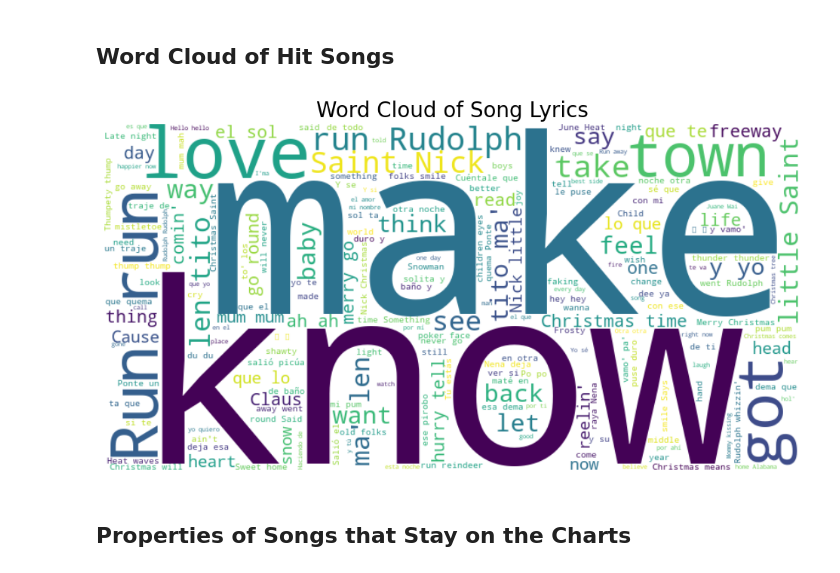
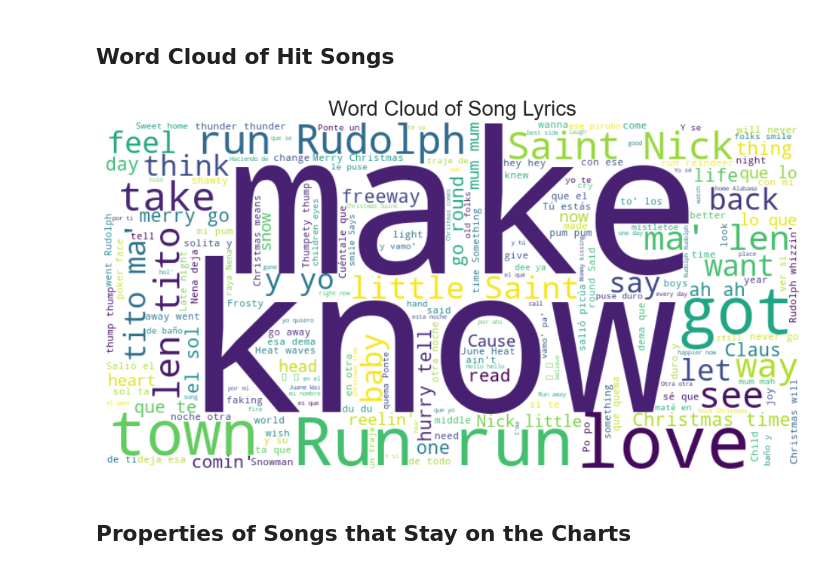
Before and after one commit to FrostNT1/Music-Industry-Insights, a Jupyter notebook: Final Code Script.ipynb, the cells around one changed output. Saved outputs shown, nothing was run; the diff lists cells and outputs as text; code cells hidden in the pictures.

```diff
--- a/Final Code Script.ipynb
+++ b/Final Code Script.ipynb
@@ -498,30 +498,31 @@ plt.show()
 # %%
 # Define additional stopwords
 custom_stopwords = set(STOPWORDS)
 custom_stopwords.update(["oh", "na", "yeah", "ha", "ooh", "gotta", "la", "boy", "girl", "Santa"])
 
 # Combine all lyrics into a single string
 lyrics_text = " ".join(lyrics["lyrics"].dropna())
 
 # Create a WordCloud object with custom configurations
 wordcloud = WordCloud(
     width=800,
     height=400,
     background_color="white",
     colormap="viridis",
     max_words=200,
-    stopwords=custom_stopwords
+    stopwords=custom_stopwords,
+    random_state=42  # Set random seed for reproducibility
 ).generate(lyrics_text)
 
 # Visualize the word cloud
 plt.figure(figsize=(12, 6))
 plt.imshow(wordcloud, interpolation="bilinear")  # Display the word cloud with smooth interpolation
 plt.axis("off")
 plt.title("Word Cloud of Song Lyrics", fontsize=20)
 plt.savefig("graphs/spotify_lyrics_wordcloud.png", dpi=300, bbox_inches='tight')
 plt.show()
 # %% [output]
-[figure, old version]
+[figure, new version]
 # %% [markdown]
 ## Properties of Songs that Stay on the Charts
 # %% [markdown]
```
Also changed, not shown: parts of 7 cells of this notebook, 4 other files.
